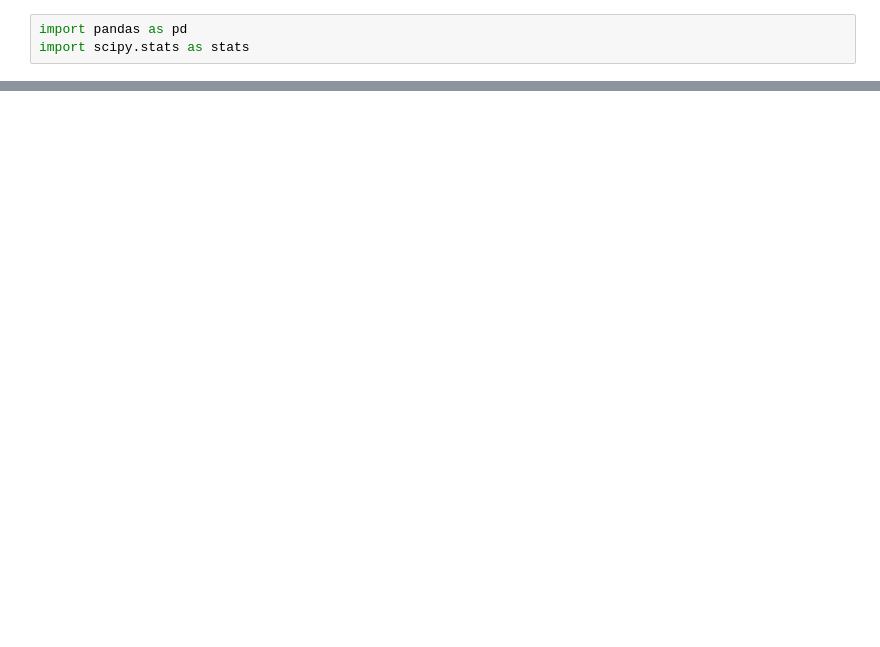
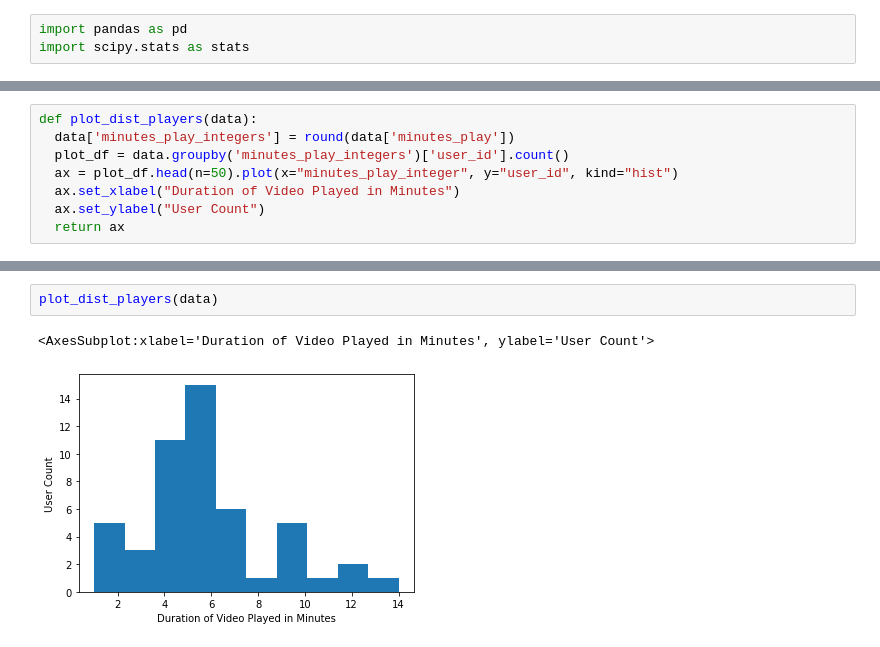
Before and after one commit to madanela/Marketing-Analytics, a Jupyter notebook: DataGeneration.ipynb, the cells around one changed output, grey strips where cells are left out. Saved outputs shown, nothing was run; the diff lists cells and outputs as text; blank space fills up the shorter version.

```diff
--- a/DataGeneration.ipynb
+++ b/DataGeneration.ipynb
@@ -78,0 +128,8 @@ print(np.round(aov_table,4))
+# %%
+def plot_dist_players(data):
+  data['minutes_play_integers'] = round(data['minutes_play'])
+  plot_df = data.groupby('minutes_play_integers')['user_id'].count()
+  ax = plot_df.head(n=50).plot(x="minutes_play_integer", y="user_id", kind="hist")
+  ax.set_xlabel("Duration of Video Played in Minutes")
+  ax.set_ylabel("User Count")
+  return ax
@@ -78,0 +152,5 @@ print(np.round(aov_table,4))
+# %%
+plot_dist_players(data)
+# %% [output]
+<AxesSubplot:xlabel='Duration of Video Played in Minutes', ylabel='User Count'>
+[figure, added]
```
Also changed, not shown: parts of 16 cells of this notebook.
